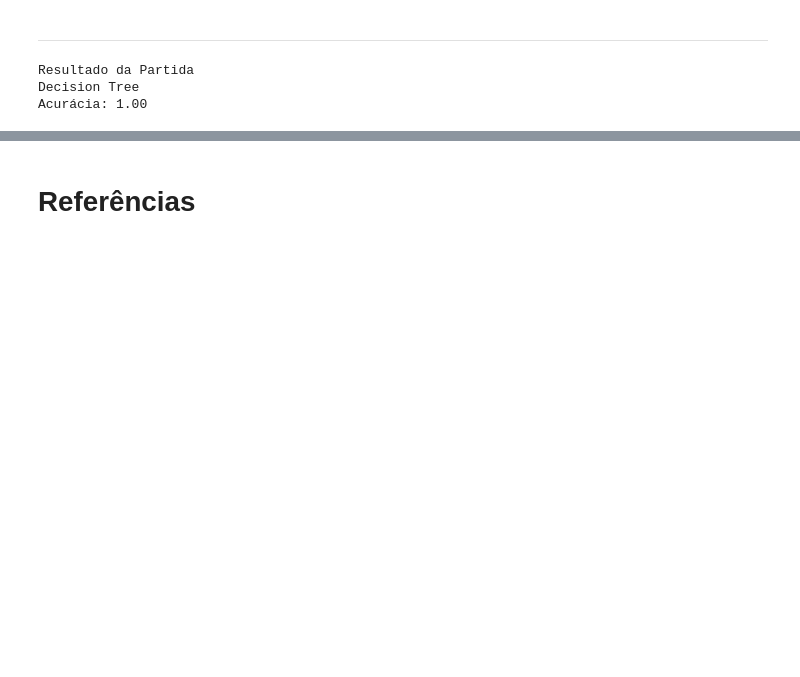
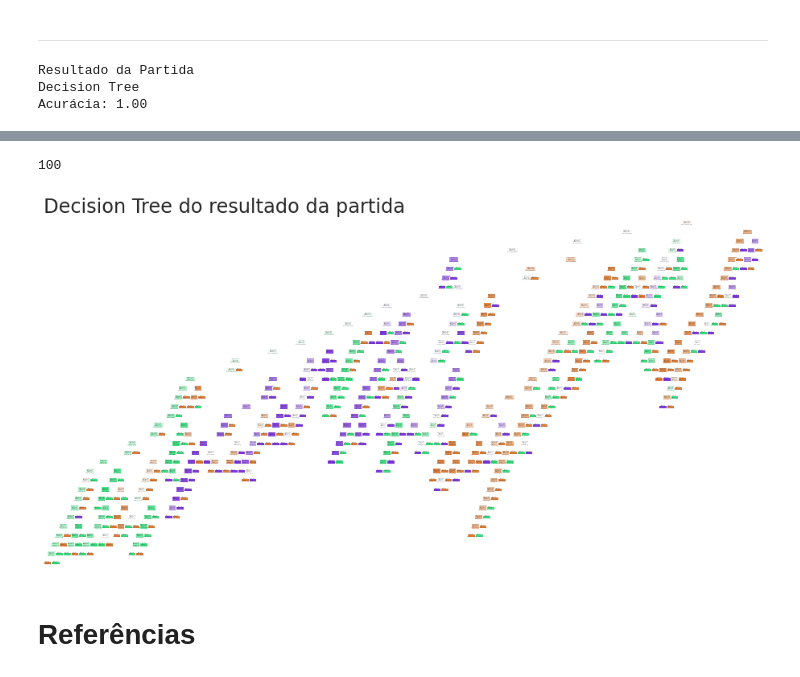
Before and after one commit to MarcosRMG/Estatisticas-de-Futebol, a Jupyter notebook: Estatisticas_do_Futebol.ipynb, the cells around one changed output, grey strips where cells are left out. Drawn from its saved outputs; the diff is of its cells as text; code cells hidden in the pictures; blank space fills up the shorter version.

```diff
--- a/Estatisticas_do_Futebol.ipynb
+++ b/Estatisticas_do_Futebol.ipynb
@@ -259,7 +264,7 @@ pipeline_resultado = Pipeline([('ohe', OneHotEncoder(handle_unknown='ignore')),
                                ('modelo', DecisionTreeClassifier())
 ])
 # %%
-pipeline_resultado_3 = Pipeline([('ohe', OneHotEncoder(handle_unknown='ignore')),
+pipeline_resultado_forest = Pipeline([('ohe', OneHotEncoder(handle_unknown='ignore')),
                                ('normalizacao', MaxAbsScaler()),
                                ('modelo', RandomForestClassifier())
 ])
@@ -314,0 +328,3 @@ personaliza_grafico('Featurer importances Decision Tree',
+# %%
+# Dados completos
+pipeline_resultado_tree.fit(x, y)
@@ -314,0 +364,2 @@ personaliza_grafico('Featurer importances Decision Tree',
+# %%
+pipeline_resultado_forest.fit(x, y)
@@ -315 +386,11 @@ personaliza_grafico('Featurer importances Decision Tree',
+# %%
+# Número de estimadores random forest
+len(pipeline_resultado_forest['modelo'].estimators_)
+# %% [output]
+100
+# %%
+plot_tree(pipeline_resultado_forest['modelo'].estimators_[1], filled=True);
+personaliza_grafico('Decision Tree do resultado da partida', '', '')
+# %% [output]
+[figure, added]
 # %%
```
Also changed, not shown: parts of 14 cells of this notebook, 2 other files.
